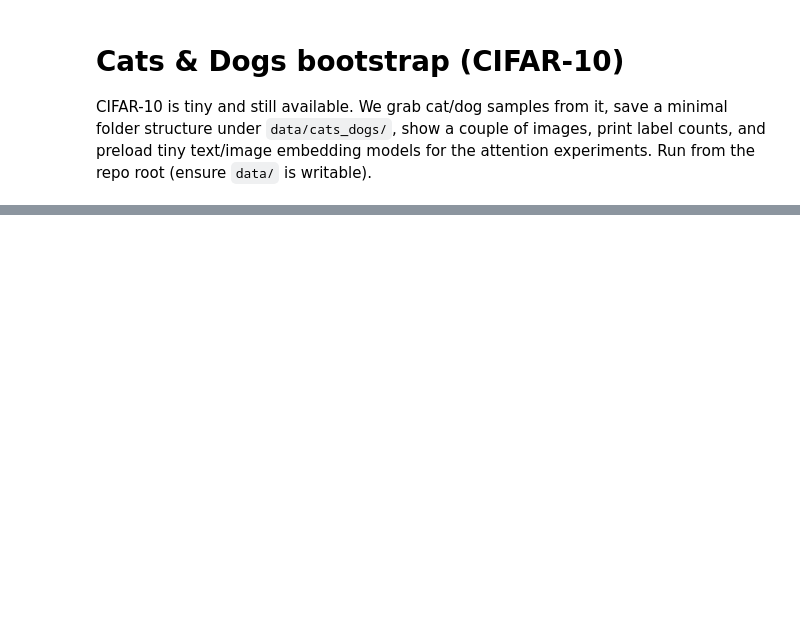
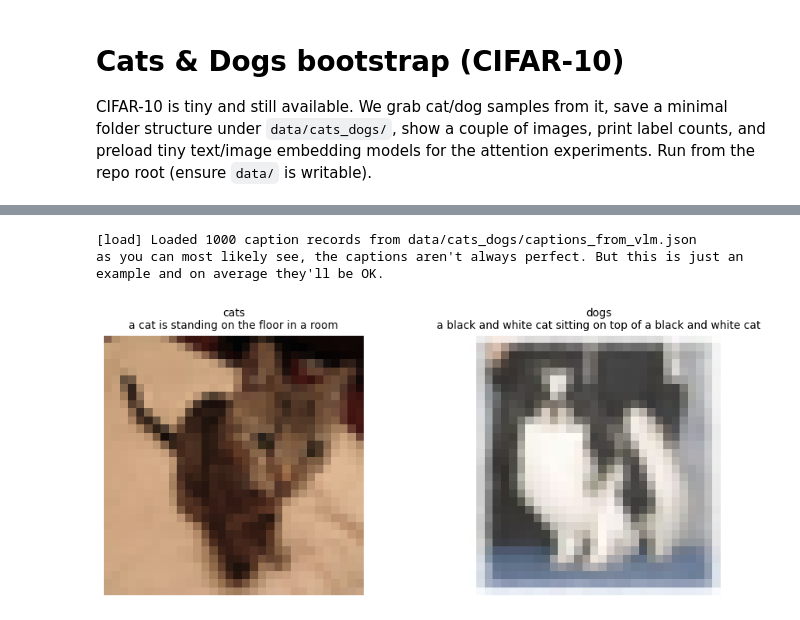
Before and after one commit to ruflab/shimmer, a Jupyter notebook: examples/cats_dogs_attention/cats_dogs_fetch.ipynb, the cells around one changed output, grey strips where cells are left out. Saved outputs shown, nothing was run; the diff lists cells and outputs as text; code cells hidden in the pictures; blank space fills up the shorter version.

Commit message:
Add cats & dogs attention example

```diff
--- a/examples/cats_dogs_attention/cats_dogs_fetch.ipynb
+++ b/examples/cats_dogs_attention/cats_dogs_fetch.ipynb
@@ -19,6 +19,7 @@ from torchvision import transforms
 
 DATA_ROOT = Path("data/cats_dogs")
 CIFAR_ROOT = Path("data/cifar10")
+TARGET_PER_CLASS = 500  # matches captioning_test.py (~1000 total)
 
 DATA_ROOT.mkdir(parents=True, exist_ok=True)
 
@@ -30,8 +31,8 @@ test_set = torchvision.datasets.CIFAR10(
     root=str(CIFAR_ROOT), train=False, download=True, transform=transform
 )
 
-cat_label = 3  # 'cat'
-dog_label = 5  # 'dog'
+cat_label = 3  # "cat"
+dog_label = 5  # "dog"
 label_names = {cat_label: "cat", dog_label: "dog"}
 
 
@@ -91,23 +104,28 @@ import torch
 from torchvision import models
 from transformers import AutoModel, AutoTokenizer
 
+device = torch.device("cuda" if torch.cuda.is_available() else "cpu")
+if device.type != "cuda":
+    print("[warn] CUDA not available, running on CPU.")
+print(f"Using device for embeddings: {device}")
+
 TEXT_MODEL_NAME = "prajjwal1/bert-tiny"
 image_weights = models.MobileNet_V3_Small_Weights.DEFAULT
-image_model = models.mobilenet_v3_small(weights=image_weights).eval()
+image_model = models.mobilenet_v3_small(weights=image_weights).to(device).eval()
 image_preprocess = image_weights.transforms()
 
 tokenizer = AutoTokenizer.from_pretrained(TEXT_MODEL_NAME)
-text_model = AutoModel.from_pretrained(TEXT_MODEL_NAME).eval()
+text_model = AutoModel.from_pretrained(TEXT_MODEL_NAME).to(device).eval()
 
 sample_texts = ["a photo of a cat", "a photo of a dog"]
 with torch.no_grad():
-    text_batch = tokenizer(sample_texts, return_tensors="pt", padding=True, truncation=True)
+    text_batch = tokenizer(sample_texts, return_tensors="pt", padding=True, truncation=True).to(device)
     text_embeddings = text_model(**text_batch).last_hidden_state[:, 0]
 print("Text CLS embeddings shape:", tuple(text_embeddings.shape))
 
 sample_image_path = cat_paths[0]
 with Image.open(sample_image_path).convert("RGB") as img:
-    img_tensor = image_preprocess(img).unsqueeze(0)
+    img_tensor = image_preprocess(img).unsqueeze(0).to(device)
     with torch.no_grad():
         image_features = image_model.features(img_tensor).mean(dim=[2, 3])
 print("Image feature shape:", tuple(image_features.shape))
@@ -270,0 +137,46 @@ print(f"[save] CSV annotations saved to {csv_path}")
+# %%
+# === View precomputed BLIP captions (from captioning_test.py) ===
+import json
+from pathlib import Path
+
+image_root = Path("data/cats_dogs")
+caption_path = image_root / "captions_from_vlm.json"
+
+if not caption_path.exists():
+    raise FileNotFoundError("Run captioning_test.py to produce captions_from_vlm.json before running this cell.")
+
+with open(caption_path) as f:
+    caption_records = json.load(f)
+print(f"[load] Loaded {len(caption_records)} caption records from {caption_path}")
+
+def class_name(path_str: str):
+    return Path(path_str).parent.name
+
+# Pick one cat and one dog to visualize with captions
+samples = []
+seen = set()
+for rec in caption_records:
+    cls = class_name(rec["image_path"])
+    if cls not in seen:
+        samples.append(rec)
+        seen.add(cls)
+    if len(samples) >= 2:
+        break
+
+fig, axes = plt.subplots(1, len(samples), figsize=(10, 4))
+if len(samples) == 1:
+    axes = [axes]
+for ax, rec in zip(axes, samples):
+    with Image.open(rec["image_path"]).convert("RGB") as img:
+        ax.imshow(img)
+    cls = class_name(rec["image_path"])
+    caption = rec.get("caption", "")
+    ax.set_title(f"{cls}\n{caption}", fontsize=10)
+    ax.axis("off")
+plt.tight_layout()
+
+print("as you can most likely see, the captions aren't always perfect. But this is just an example and on average they'll be OK.")
+# %% [output]
+[load] Loaded 1000 caption records from data/cats_dogs/captions_from_vlm.json
+as you can most likely see, the captions aren't always perfect. But this is just an example and on average they'll be OK.
+[figure, added]
```
Also changed, not shown: parts of 11 cells of this notebook, 6 other files.
